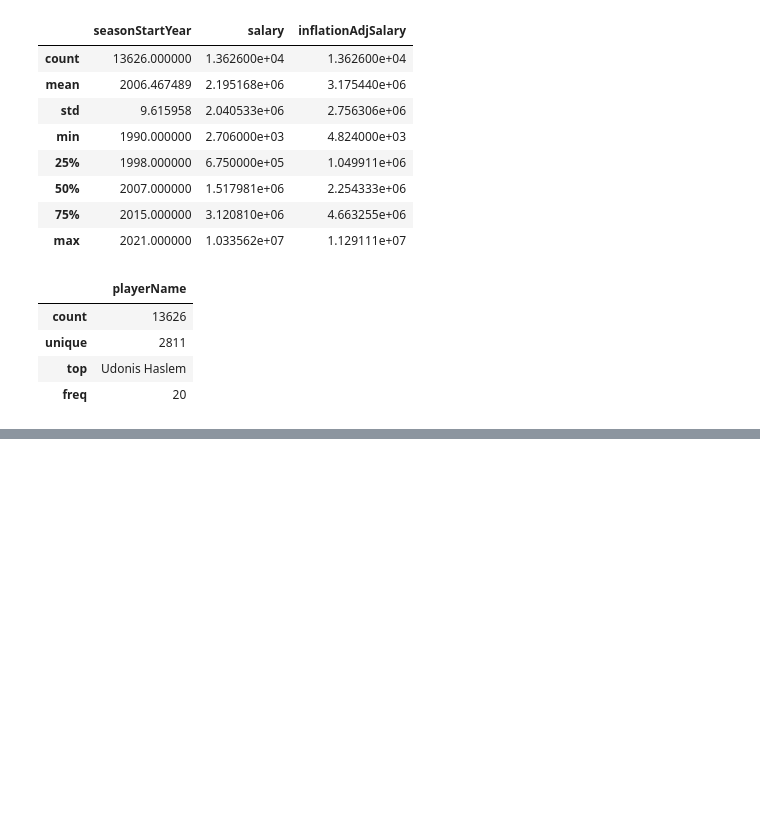
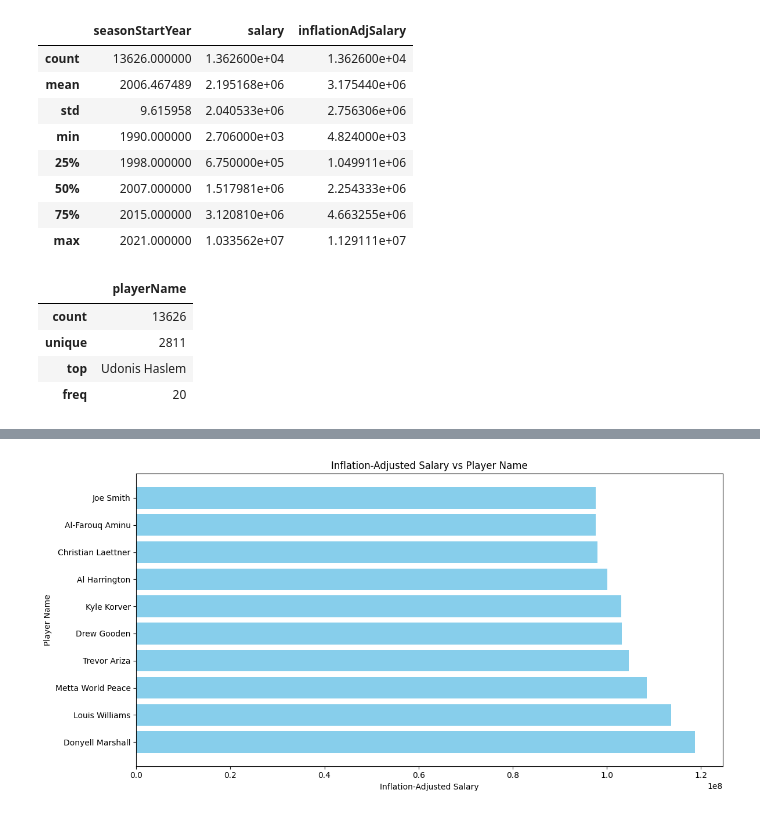
Before and after one commit to AnanyaaPal/Descriptive-Analysis, a Jupyter notebook: code_nba players salaries.ipynb, the cells around one changed output, grey strips where cells are left out. Drawn from its saved outputs; the diff is of its cells as text; code cells hidden in the pictures; blank space fills up the shorter version.

Commit message:
Top 10 NBA Players' with Highest Salaries 1990-2023

```diff
--- a/code_nba players salaries.ipynb
+++ b/code_nba players salaries.ipynb
@@ -164,0 +181,4 @@ display(df.describe(include='object'))
+# %%
+player_earnings=df.groupby('playerName')['inflationAdjSalary'].sum().reset_index()
+sorted_player_earnings=player_earnings.sort_values(by='inflationAdjSalary',ascending=False).head(10)
+display(sorted_player_earnings)
@@ -164,0 +197,10 @@ display(df.describe(include='object'))
+# %%
+plt.figure(figsize=(12, 6))
+plt.barh(sorted_player_earnings['playerName'], sorted_player_earnings['inflationAdjSalary'], color='skyblue')
+plt.xlabel('Inflation-Adjusted Salary')
+plt.ylabel('Player Name')
+plt.title('Inflation-Adjusted Salary vs Player Name')
+plt.tight_layout()
+plt.show()
+# %% [output]
+[figure, added]
```
Also changed, not shown: parts of 4 cells of this notebook, 1 other file.
